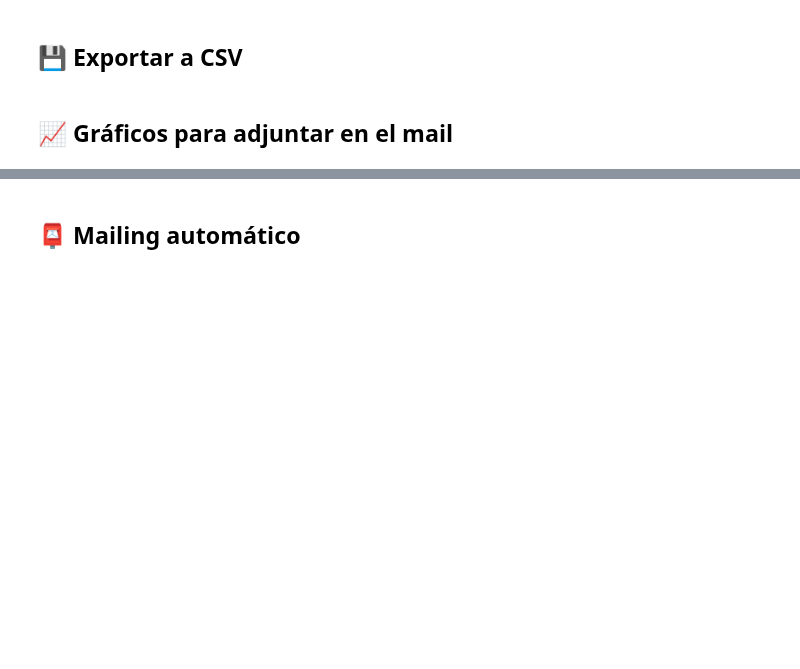
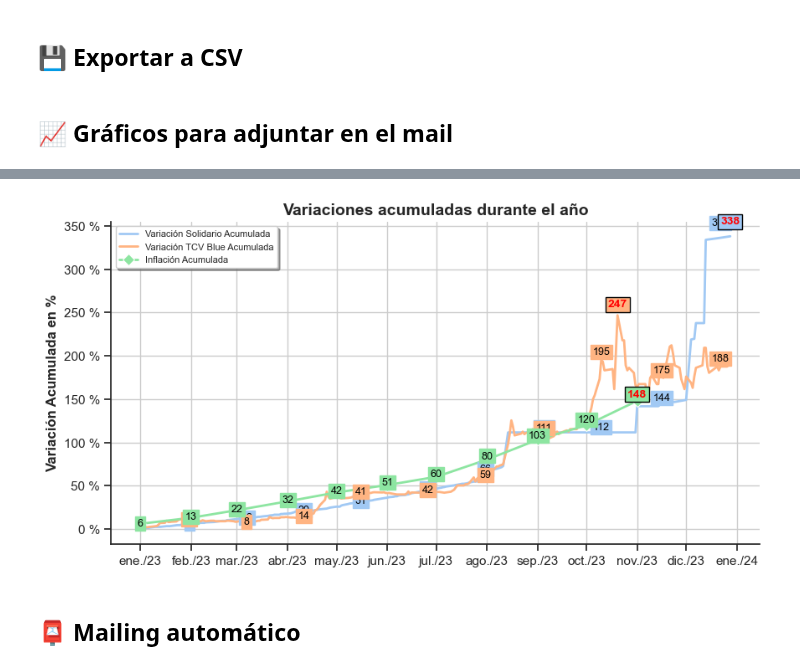
Before and after one commit to mauroemartinez/RPA-exchange-rate-scrapping-automatic-mailing, a Jupyter notebook: RPA_Tipos_de_Cambio_Mailing.ipynb, the cells around one changed output, grey strips where cells are left out. Cells and saved outputs as stored; diff of their text form; code cells hidden in the pictures; blank space fills up the shorter version.

```diff
--- a/RPA_Tipos_de_Cambio_Mailing.ipynb
+++ b/RPA_Tipos_de_Cambio_Mailing.ipynb
@@ -650,4 +766,6 @@ plt.show()
 # %%
+locale.setlocale(locale.LC_TIME, 'es_ES.utf8')
+
 inflacion_df["Fecha"] = pd.to_datetime(inflacion_df["Fecha"], format="%m/%y")
 
 data["Fecha"] = pd.to_datetime(data["Fecha"], format="%d/%m/%y")
@@ -674,11 +792,10 @@ for column in columns_to_cumulate:
         variacion_acumulada[f'{column} Acumulada'] = ((1 + variacion_acumulada[column]).cumprod()-1)*100
 
 
-cantidad_filas_variacion = len(variacion_acumulada)
 fig, ax = plt.subplots(figsize=(10, 5))
 
 # Gráfico de cotizaciones oficiales
-palette = sns.color_palette("deep")
+palette = sns.color_palette("pastel")
 ax2_columns = [
     "Variación Solidario Acumulada",
     "Variación TCV Blue Acumulada",
@@ -714,7 +831,7 @@ for i, column in enumerate(ax2_columns):
         )
 
     # Etiqueta de datos para cada línea, se requieren diferentes frecuencias
-    bbox = dict(facecolor=palette[i], alpha=1, edgecolor='black', boxstyle='square,pad=0.2')
+    bbox = dict(facecolor=palette[i], alpha=1, edgecolor=palette[i], boxstyle='square,pad=0.2')
     label_frequency = 25 if column != "Inflación Acumulada" else 1
     for idx, row in variacion_acumulada.iterrows():
         if not pd.isna(row[column]):
@@ -723,49 +840,50 @@ for i, column in enumerate(ax2_columns):
                 plt.text(
                     row['Fecha'],
                     row[column]*1.05,
-                    f'{row[column]:,.0f}%',
+                    f'{row[column]:,.0f}',
                     fontsize=9,
-                    color="white",
-                    fontweight="bold",
+                    color="black",
                     ha="center",
                     va="center",
                     bbox=bbox
                 )
 
             # Etiqueta del valor máximo por línea/columna
-            bbox_max = dict(facecolor="lightgray", alpha=1, edgecolor="black", boxstyle='square,pad=0.2')
+            bbox_max = dict(facecolor=palette[i], alpha=1, edgecolor="black", boxstyle='square,pad=0.2')
             if row[column] == variacion_acumulada[column].max() and idx == variacion_acumulada[column].idxmax():
                 plt.text(
                     row['Fecha'],
                     row[column]*1.05,
-                    f'{row[column]:,.0f}%',
+                    f'{row[column]:,.0f}',
                     fontsize=10,
                     color="red",
                     fontweight="bold",
                     ha="center",
                     va="center",
                     bbox=bbox_max
                 )
 
 ax.set_title("Variaciones acumuladas durante el año", fontsize=14, fontweight="bold")
 
 # Formatear eje de X
 import matplotlib.dates as mdates
-ax.xaxis.set_major_formatter(mdates.DateFormatter("%B"))
+ax.xaxis.set_major_formatter(mdates.DateFormatter("%b/%y"))
 ax.xaxis.set_major_locator(mdates.MonthLocator(interval=1))  # Mostrar un tick al mes
 
 # Formatear eje de Y
 ax.yaxis.set_major_formatter(FuncFormatter("{:,.0f} %".format))
 ax.set_xlabel("")
 ax.set_ylabel("Variación Acumulada en %", fontsize = 12, fontweight="bold")
 
 plt.grid(True)
 sns.despine()
 
 variaciones_jpg = "Variaciones.jpg"
 plt.savefig(variaciones_jpg)
 
 plt.legend(prop={'size': 8}, shadow=True)
 plt.show()
+# %% [output]
+[figure, added]
 # %% [markdown]
 ## 📮 Mailing automático
```
Also changed, not shown: parts of 20 cells of this notebook.
